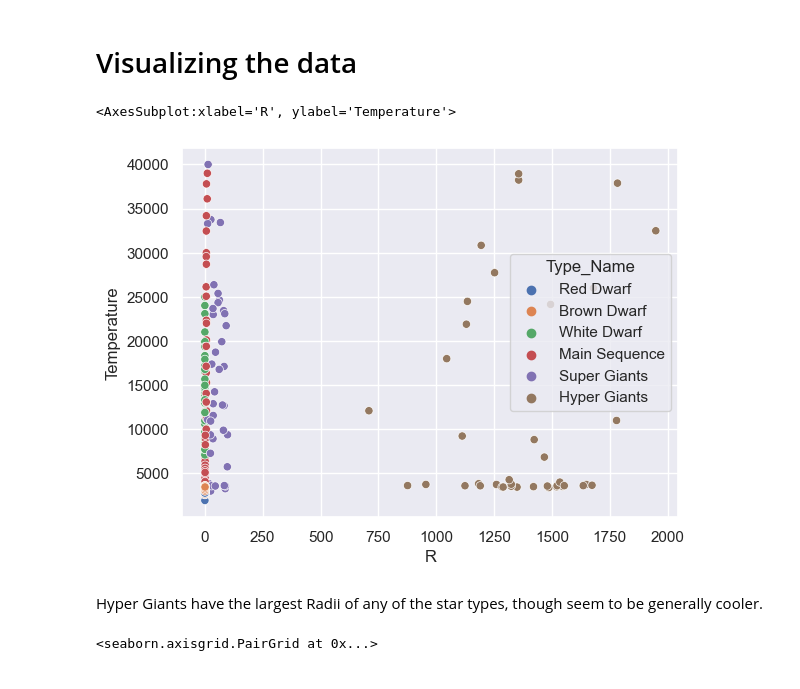
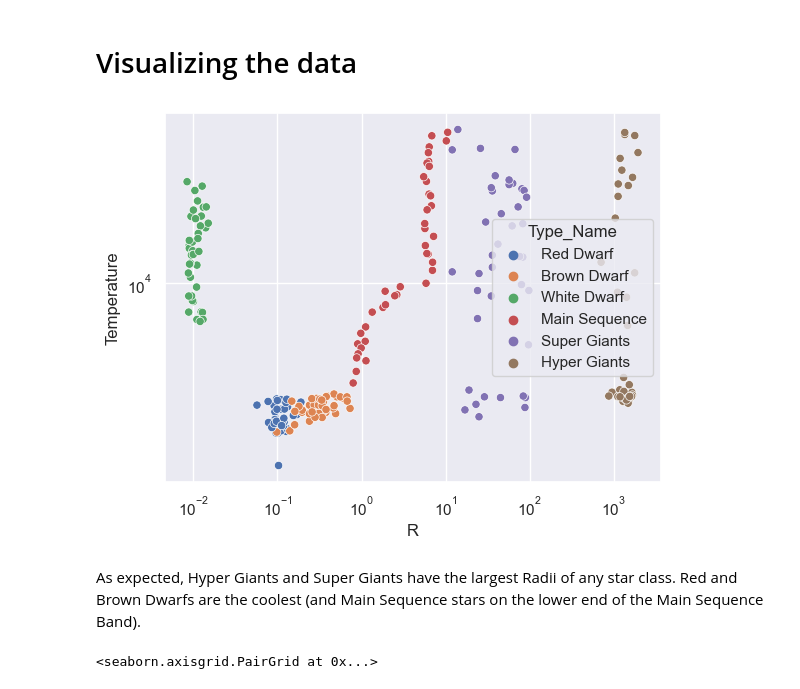
Before and after one commit to chloe0x0/stars, a Jupyter notebook: src/stars.ipynb, the cells around one changed output. Saved outputs shown, nothing was run; the diff lists cells and outputs as text; code cells hidden in the pictures.

Commit message:
More visualizations

```diff
--- a/src/stars.ipynb
+++ b/src/stars.ipynb
@@ -118,11 +118,12 @@ array(['Red', 'Blue White', 'White', 'Yellowish White', 'Blue white',
 # Visualizing the data
 # %%
 sns.scatterplot(x = df["R"], y = df["Temperature"], hue=df["Type_Name"])
+plt.xscale('log')
+plt.yscale('log')
 # %% [output]
-<AxesSubplot:xlabel='R', ylabel='Temperature'>
-[figure, old version]
+[figure, new version]
-# %% [markdown]
-Hyper Giants have the largest Radii of any of the star types, though seem to be generally cooler.
+# %% [markdown]
+As expected, Hyper Giants and Super Giants have the largest Radii of any star class. Red and Brown Dwarfs are the coolest (and Main Sequence stars on the lower end of the Main Sequence Band).
 # %%
 sns.pairplot(df, hue = "Type_Name")
 # %% [output]
```
Also changed, not shown: parts of 3 cells of this notebook.
